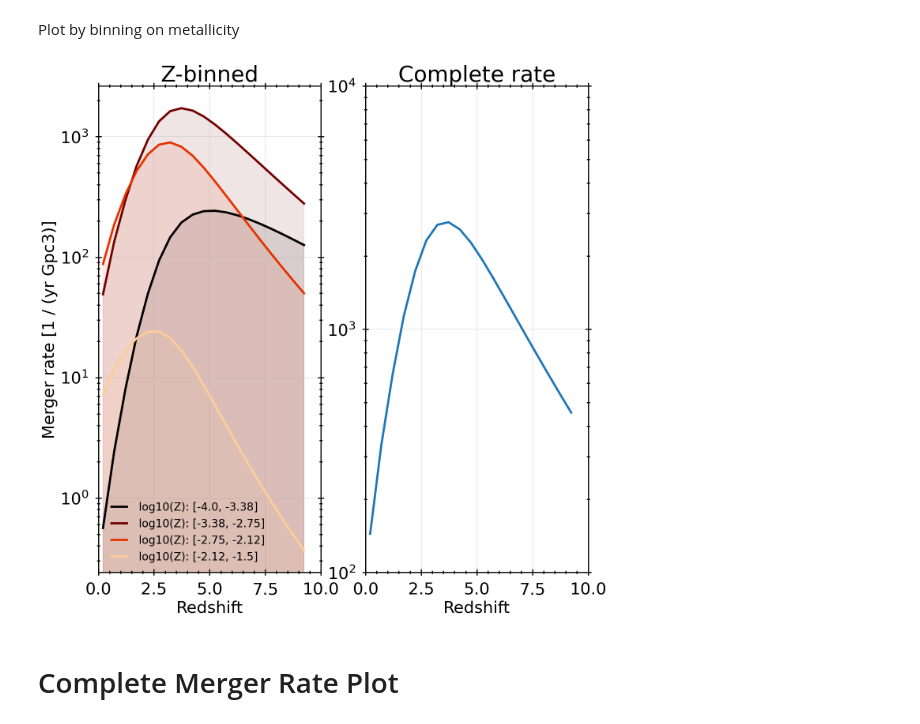
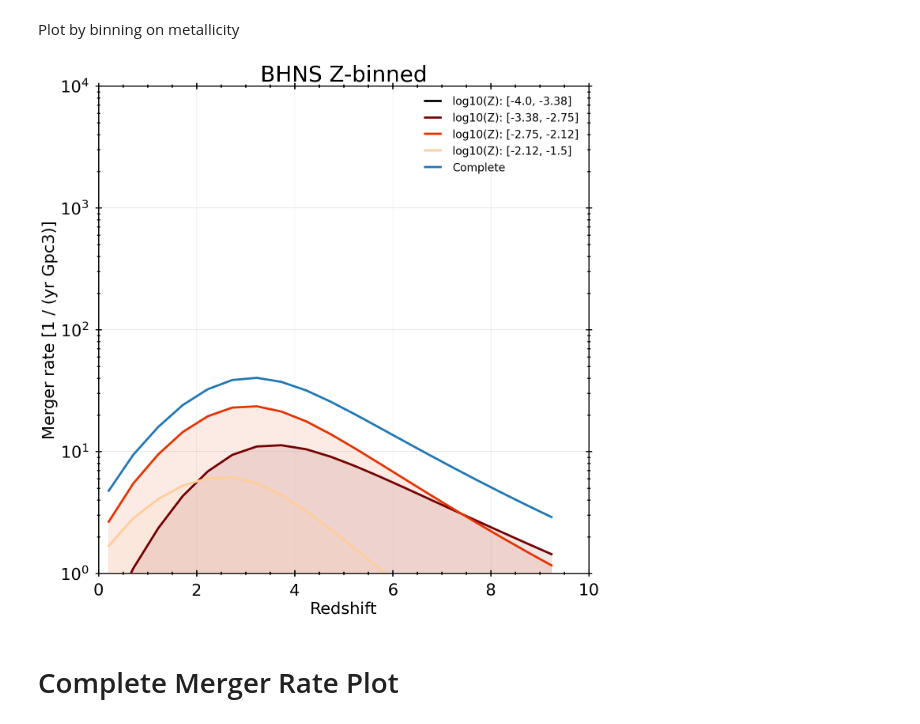
Before and after one commit to stlgolfer/metallicity_mergers, a Jupyter notebook: convolve_test.ipynb, the cells around one changed output. Cells and saved outputs as stored; diff of their text form; code cells hidden in the pictures.

```diff
--- a/convolve_test.ipynb
+++ b/convolve_test.ipynb
@@ -30,9 +30,10 @@ fdata = h5py.File(filepath)
 all_dco_seeds = fdata['BSE_Double_Compact_Objects']['SEED'][()]
 all_seeds = fdata['BSE_System_Parameters']['SEED'][()]
 metallicities = fdata["BSE_System_Parameters"]["Metallicity@ZAMS(1)"][()]
+# potentially mask with/without a stable mass transfer or without an envelope
 mixture_weight = fdata["BSE_System_Parameters"]["mixture_weight"][()]
 fdata.close()
-TYPES = 'BBH'
+TYPES = 'BHNS'
 fe_binned, fe_bins, compasdata = get_formation_efficiency(filepath, types=TYPES)
 delayTimes = compasdata.delayTimes
 
@@ -527,7 +528,7 @@ Plot by binning on metallicity
 import matplotlib.ticker as mticker
 
 
-merger_fig, (merger_ax, complete_merger_ax) = plt.subplots(1, 2)
+merger_fig, merger_ax = plt.subplots(1, 1)
 # merger_ax.set_ylim(np.min(merger_ax_rates), np.max(merger_ax_rates))
 merger_ax.yaxis.set_inverted(False)  # ensure not inverted
 
@@ -546,42 +547,49 @@ for bi in range(fiducial_plotting_data['merger_rates_binned_by_metallicities'].s
         np.round(fiducial_plotting_data['redshifts'],2),
         fiducial_plotting_data['merger_rates_binned_by_metallicities'][bi],
         color=color_bins[bi],
         label=f'log10(Z): [{fiducial_plotting_data['merger_metallicity_bins'][bi]}, {fiducial_plotting_data['merger_metallicity_bins'][bi+1]}]'
     )
     merger_ax.fill_between(
         np.round(fiducial_plotting_data['redshifts'],2),
         fiducial_plotting_data['merger_rates_binned_by_metallicities'][bi],
         color=color_bins[bi],
         alpha=0.1
     )
     # merger_ax.plot(
     #     np.round(merger_ax_lookbacks,2),
     #     merger_rates_binned_by_delaytimes[bi],
     #     # label=f'log10(Z): [{merger_metallicity_bins[bi]}, {merger_metallicity_bins[bi+1]}]'
     # )
 
-complete_merger_ax.plot(
+# complete_merger_ax.plot(
+#     fiducial_plotting_data['redshifts'],
+#     np.sum(fiducial_plotting_data['merger_rates_binned_by_metallicities'],axis=0)
+# )
+
+merger_ax.plot(
     fiducial_plotting_data['redshifts'],
-    np.sum(fiducial_plotting_data['merger_rates_binned_by_metallicities'],axis=0)
+    np.sum(fiducial_plotting_data['merger_rates_binned_by_metallicities'],axis=0),
+    label='Complete'
 )
 
 merger_ax.set_xlabel('Redshift')
-complete_merger_ax.set_xlabel('Redshift')
+# complete_merger_ax.set_xlabel('Redshift')
 # merger_ax.set_ylim(sorted(merger_ax.get_ylim()))
 merger_ax.set_yscale('log')
-complete_merger_ax.set_yscale('log')
+# complete_merger_ax.set_yscale('log')
 
 merger_ax.set_ylabel(f'Merger rate [{fiducial_plotting_data['y_units']}]')
 merger_ax.legend()
-merger_ax.set_title('Z-binned')
-complete_merger_ax.set_title('Complete rate')
+merger_ax.set_title(f'{TYPES} Z-binned')
+# complete_merger_ax.set_title('Complete rate')
 
 merger_ax.set_xlim(0, 10)
-complete_merger_ax.set_xlim(0, 10)
-complete_merger_ax.set_ylim(100,10000)
+merger_ax.set_ylim(1,10e3)
+# complete_merger_ax.set_xlim(0, 10)
+# complete_merger_ax.set_ylim(1,10000)
 merger_fig.savefig('merger rates.png')
 # %% [output]
-[figure, old version]
+[figure, new version]
 # %% [markdown]
 # Complete Merger Rate Plot
 # %%
```
Also changed, not shown: parts of 6 cells of this notebook.
